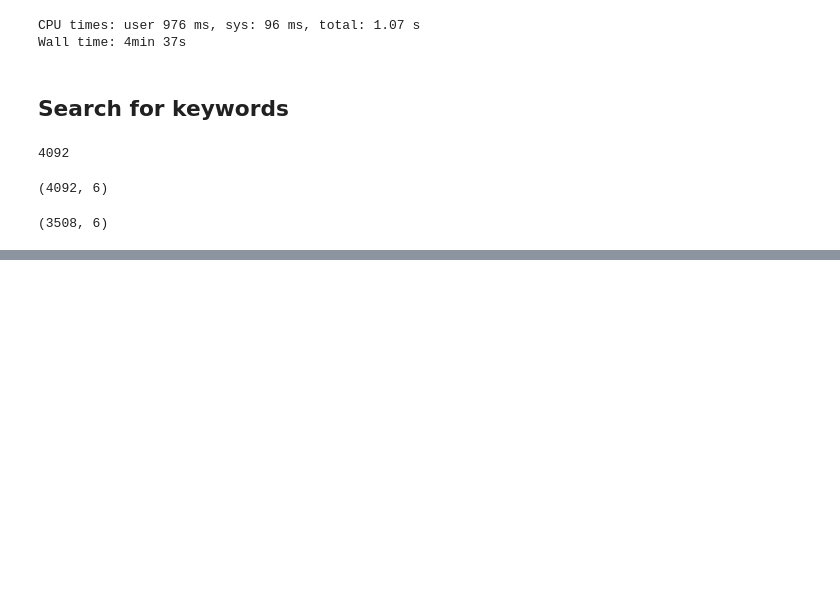
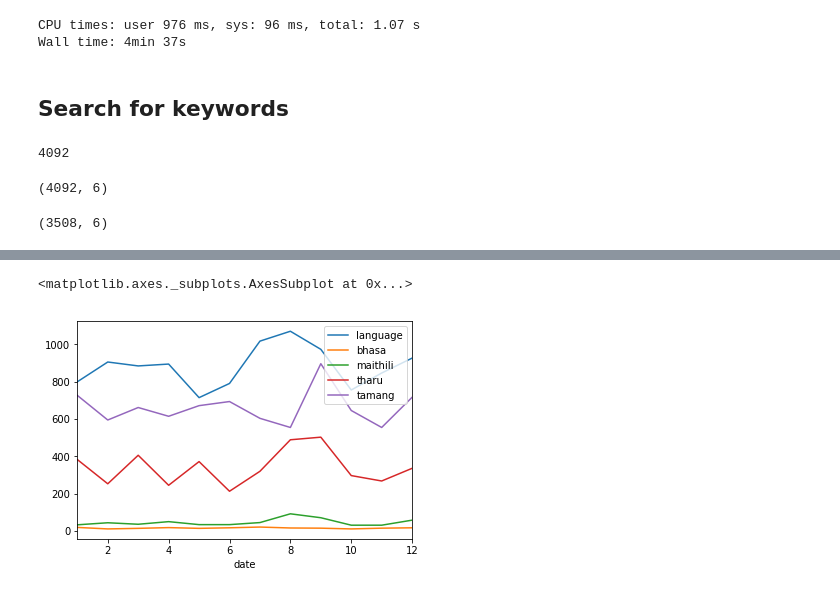
Before and after one commit to apoorvalal/manual-ngrams-newspapers, a Jupyter notebook: tkp-archive-text-analysis.ipynb, the cells around one changed output, grey strips where cells are left out. Drawn from its saved outputs; the diff is of its cells as text; code cells hidden in the pictures; blank space fills up the shorter version.

```diff
--- a/tkp-archive-text-analysis.ipynb
+++ b/tkp-archive-text-analysis.ipynb
@@ -233,0 +269,5 @@ tallies.isnull().any(axis=1).sum()
+# %%
+clean.groupby([clean.index.month]).sum().plot()
+# %% [output]
+<matplotlib.axes._subplots.AxesSubplot at 0x...>
+[figure, added]
```
Also changed, not shown: parts of 13 cells of this notebook.
